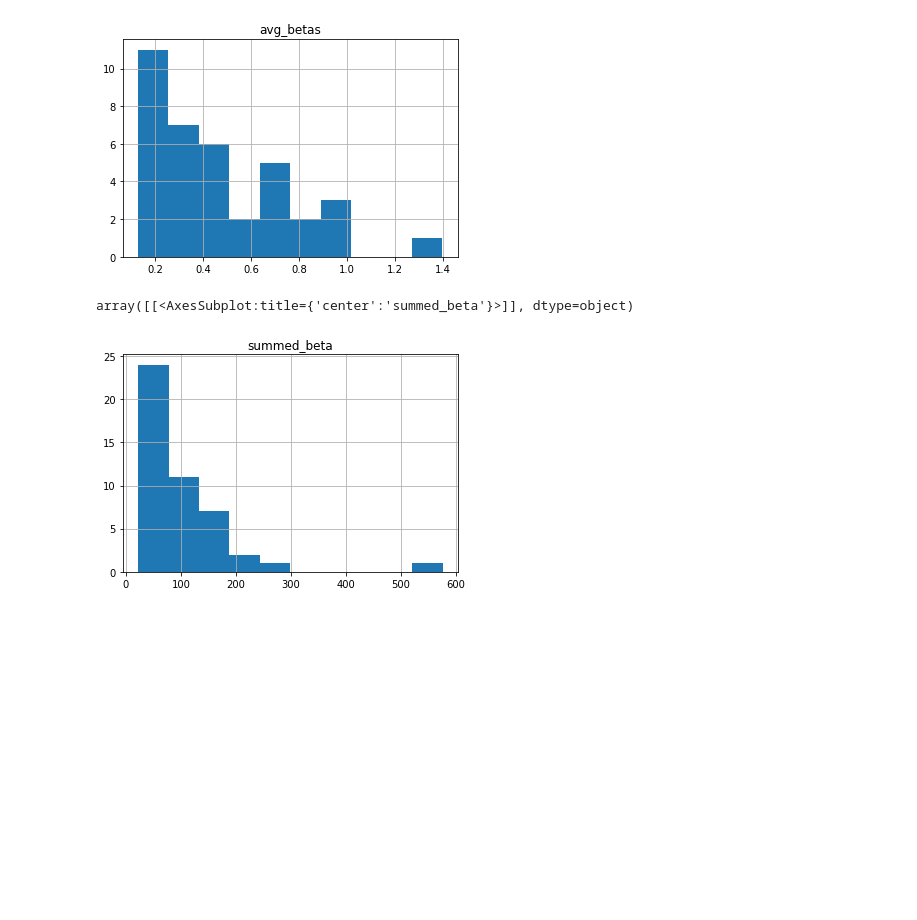
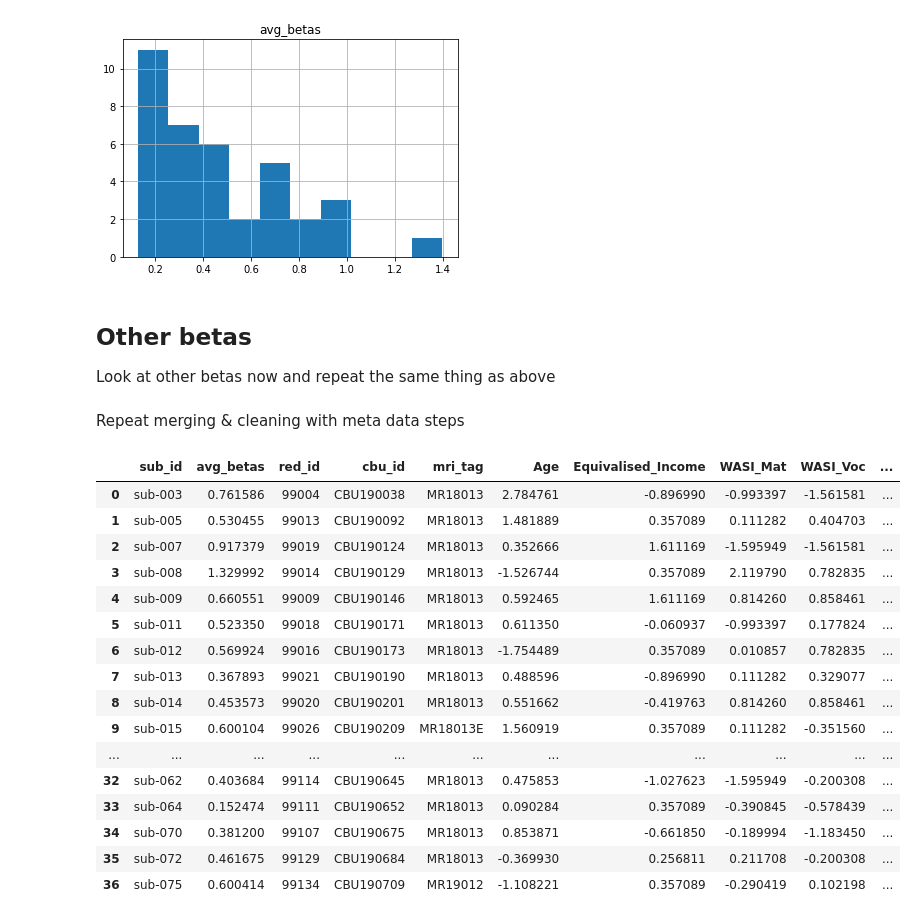
Before and after one commit to stephuh2/RED-scripts, a Jupyter notebook: RED_betamask.ipynb, the cells around one changed output. Saved outputs shown, nothing was run; the diff lists cells and outputs as text; code cells hidden in the pictures; blank space fills up the shorter version.

```diff
--- a/RED_betamask.ipynb
+++ b/RED_betamask.ipynb
@@ -168,0 +150,4 @@ with_data.drop(columns = ['Unnamed: 0', 'sub_id_y', 'cbu_id_y', 'mri_tag_y'])
+# %%
+pd.set_option('display.max_columns', None) # to view all columns set this for dataframe viewing
+# view data
+display(with_data)
@@ -205,5 +206,4 @@ sum_df = pd.read_csv('/Users/stepheniuh/Downloads/summed_betas.csv')
-# %%
-sum_df.hist(column='summed_beta')
-# %% [output]
-array([[<AxesSubplot:title={'center':'summed_beta'}>]], dtype=object)
-[figure, removed]
+# %% [markdown]
+## Other betas
+
+Look at other betas now and repeat the same thing as above
@@ -209,0 +226,43 @@ array([[<AxesSubplot:title={'center':'summed_beta'}>]], dtype=object)
+# %% [markdown]
+Repeat merging & cleaning with meta data steps
+# %%
+# convert red_id into strings for both
+main_df['red_id'] = main_df['red_id'].astype(str)
+#meta_df['red_id'] = meta_df['red_id'].astype(str)
+
+# merge on red_id
+with_data = pd.merge(main_df, meta_df, on='red_id')
+
+# rename columns
+# value = new name
+names = {'sub_id_x': 'sub_id',
+         'cbu_id_x': 'cbu_id',
+         'mri_tag_x': 'mri_tag'}
+
+with_data.rename(columns=names, inplace=True)
+
+# drop columns
+with_data = with_data.drop(columns = ['Unnamed: 0', 'sub_id_y', 'cbu_id_y', 'mri_tag_y'])
+
+# view final dataframe
+pd.set_option('display.max_columns', None) # to view all columns set this for dataframe viewing
+# view data
+display(with_data)
+# %% [output]
+|  | sub_id | avg_betas | red_id | cbu_id | mri_tag | Age | Equivalised_Income | WASI_Mat | WASI_Voc | ... |
+| 0 | sub-003 | 0.761586 | 99004 | CBU190038 | MR18013 | 2.784761 | -0.896990 | -0.993397 | -1.561581 | ... |
+| 1 | sub-005 | 0.530455 | 99013 | CBU190092 | MR18013 | 1.481889 | 0.357089 | 0.111282 | 0.404703 | ... |
+| 2 | sub-007 | 0.917379 | 99019 | CBU190124 | MR18013 | 0.352666 | 1.611169 | -1.595949 | -1.561581 | ... |
+| 3 | sub-008 | 1.329992 | 99014 | CBU190129 | MR18013 | -1.526744 | 0.357089 | 2.119790 | 0.782835 | ... |
+| 4 | sub-009 | 0.660551 | 99009 | CBU190146 | MR18013 | 0.592465 | 1.611169 | 0.814260 | 0.858461 | ... |
+| 5 | sub-011 | 0.523350 | 99018 | CBU190171 | MR18013 | 0.611350 | -0.060937 | -0.993397 | 0.177824 | ... |
+| 6 | sub-012 | 0.569924 | 99016 | CBU190173 | MR18013 | -1.754489 | 0.357089 | 0.010857 | 0.782835 | ... |
+| 7 | sub-013 | 0.367893 | 99021 | CBU190190 | MR18013 | 0.488596 | -0.896990 | 0.111282 | 0.329077 | ... |
+| 8 | sub-014 | 0.453573 | 99020 | CBU190201 | MR18013 | 0.551662 | -0.419763 | 0.814260 | 0.858461 | ... |
+| 9 | sub-015 | 0.600104 | 99026 | CBU190209 | MR18013E | 1.560919 | 0.357089 | 0.111282 | -0.351560 | ... |
+| ... | ... | ... | ... | ... | ... | ... | ... | ... | ... | ... |
+| 32 | sub-062 | 0.403684 | 99114 | CBU190645 | MR18013 | 0.475853 | -1.027623 | -1.595949 | -0.200308 | ... |
+| 33 | sub-064 | 0.152474 | 99111 | CBU190652 | MR18013 | 0.090284 | 0.357089 | -0.390845 | -0.578439 | ... |
+| 34 | sub-070 | 0.381200 | 99107 | CBU190675 | MR18013 | 0.853871 | -0.661850 | -0.189994 | -1.183450 | ... |
+| 35 | sub-072 | 0.461675 | 99129 | CBU190684 | MR18013 | -0.369930 | 0.256811 | 0.211708 | -0.200308 | ... |
+| 36 | sub-075 | 0.600414 | 99134 | CBU190709 | MR19012 | -1.108221 | 0.357089 | -0.290419 | 0.102198 | ... |
```
Also changed, not shown: parts of 8 cells of this notebook.
